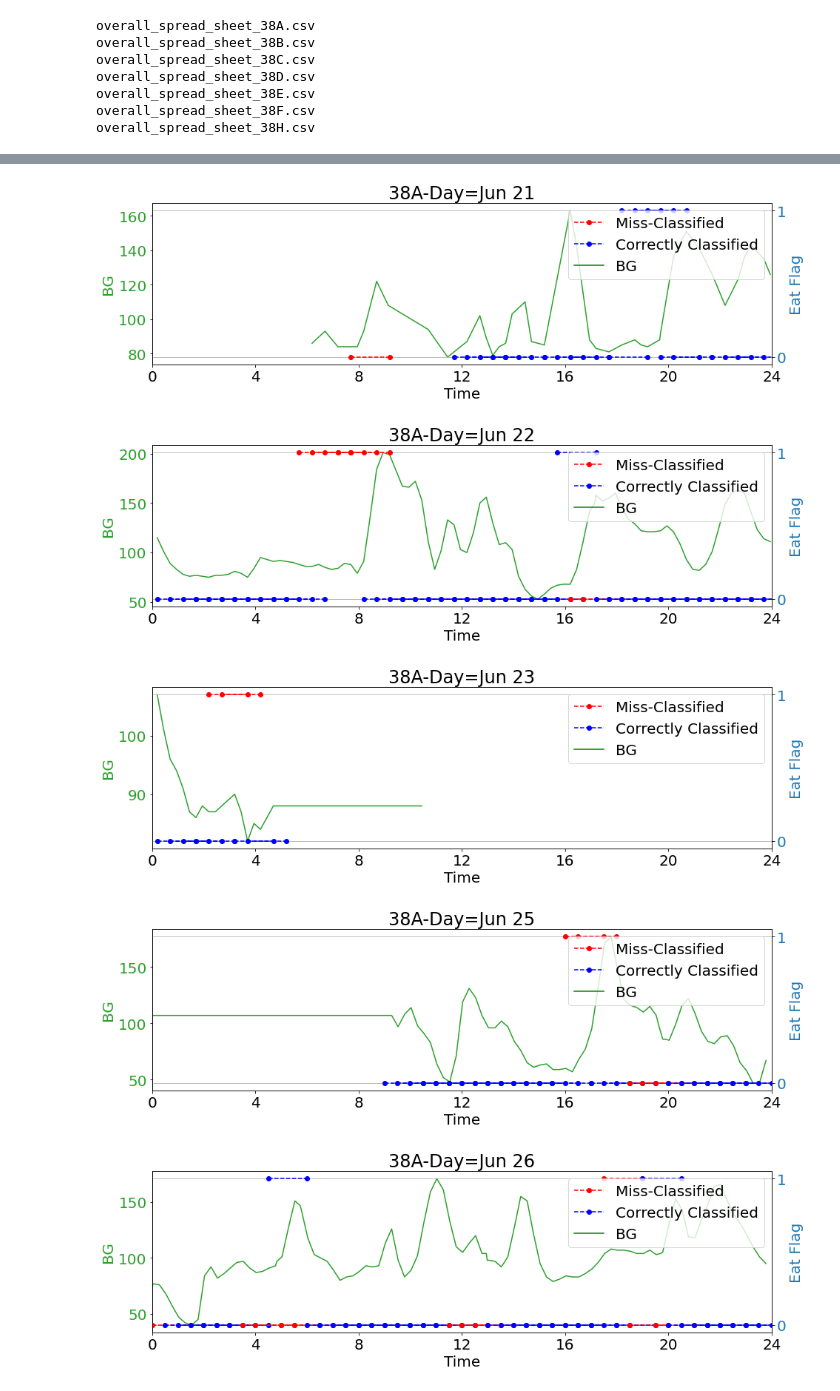
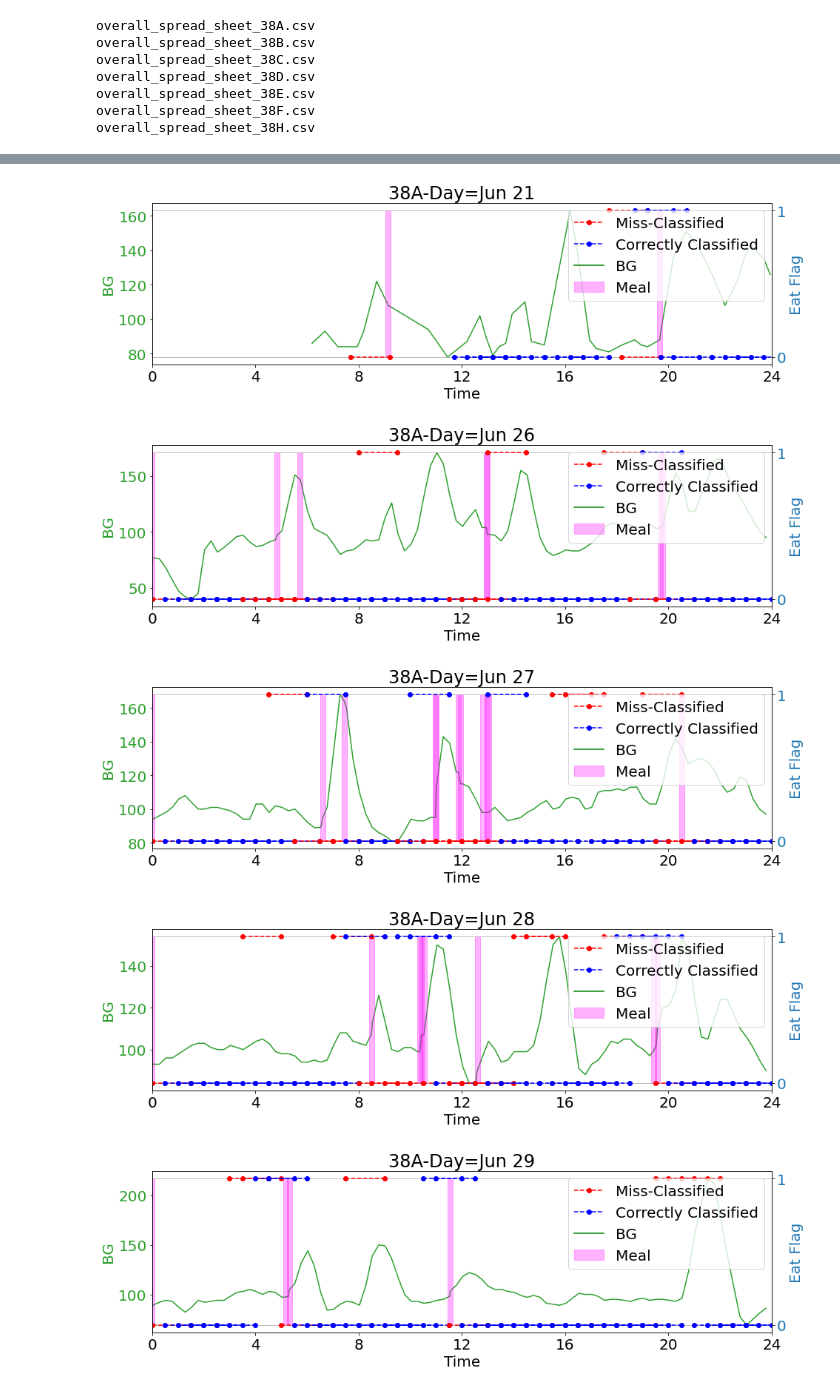
Before and after one commit to somidvar/STMI-CGM-Predictor, a Jupyter notebook: CGM-Classifier.ipynb, the cells around one changed output, grey strips where cells are left out. Cells and saved outputs as stored; diff of their text form; code cells hidden in the pictures.

Commit message:
The plot for non-test days is fixed

```diff
--- a/CGM-Classifier.ipynb
+++ b/CGM-Classifier.ipynb
@@ -517,6 +519,13 @@ def sliddingWindowMakerTest(allDays,rawData):
     sliddingWindowLabel=[]
     for dayCounter in range(len(allDays)):
         currentDay=allDays[dayCounter]
+        testDayFlag=False
+        for element in testDaysMealNumbers[0,:,0]:
+            if currentDay==element:
+                testDayFlag=True
+        if testDayFlag:
+            continue
+
         dayQuery=rawData[rawData['Day of Year']==currentDay]
         startTime=dayQuery.iloc[0,2]
         endTime=startTime+timeWindow
@@ -580,7 +589,7 @@ def windowVisualizerTest(rawData,bestModel,bestThreshold,patientName,sliddingWin
     for dayCounter in range(len(allDays)):
         fig, ax1 = plt.subplots(figsize=(15,4))
         newQuery=rawData[rawData['Day of Year']==allDays[dayCounter]]
-
+        mealQuery=newQuery[newQuery['Eat Flag']==1]
         color = 'tab:green'
         ax1.set_xlabel('Time')
         ax1.set_ylabel('BG', color=color)
@@ -614,6 +623,17 @@ def windowVisualizerTest(rawData,bestModel,bestThreshold,patientName,sliddingWin
         tempPred[tempPred<bestThreshold]=0
 
         ax2 = ax1.twinx()
+        if len(mealQuery)>0:
+            for mealCounter in range(len(mealQuery)):
+                mealStart=mealQuery.iloc[mealCounter,2]-0.1
+                if mealCounter==0:
+                    rect = patches.Rectangle((mealStart, 0), 0.2, 1, linewidth=1, edgecolor='magenta',
+                                         facecolor='magenta',alpha=0.3,label='Meal')
+                else:
+                    rect = patches.Rectangle((mealStart, 0), 0.2, 1, linewidth=1, edgecolor='magenta',
+                                         facecolor='magenta',alpha=0.3)
+                ax2.add_patch(rect)
+
         for counter in range(len(tempPred)):
             if tempPred[counter]==tempLabel[counter]:
                 ax2.plot([tempStart[counter],tempEnd[counter]],np.ones((2,1))*tempPred[counter],
@@ -624,7 +644,7 @@ def windowVisualizerTest(rawData,bestModel,bestThreshold,patientName,sliddingWin
         ax2.plot([],[],linestyle='--', marker='o', color='r',label='Miss-Classified')
         ax2.plot([],[],linestyle='--', marker='o', color='b',label='Correctly Classified')
         ax2.plot([],[],linestyle='-', color='g',label='BG')
-        ax2.legend()
+        ax2.legend(loc=1)
 
         tempDate=datetime(2018, 1, 1) + timedelta(allDays[dayCounter] - 1)
         tempDate=tempDate.strftime("%b %d")
@@ -694,7 +714,7 @@ def participantReaderTest(plotFlag,modelingMethod):
 
 timeWindow=90/60
 timeStep=30/60
-breakfastTime=8
+
 plotFlag=True
 modelingMethod='RF'#XG,RF
 participantReaderTest(plotFlag,modelingMethod)
@@ -707,5 +726,5 @@ The best model for participant: 38A has accuracy= 78.9 recall= 25.0 precision= 2
-[figure, old version]
+[figure, new version]
-[figure, old version]
+[figure, new version]
-[figure, old version]
+[figure, new version]
-[figure, old version]
+[figure, new version]
-[figure, old version]
+[figure, new version]
```
Also changed, not shown: parts of 3 cells of this notebook, 3 other files.
